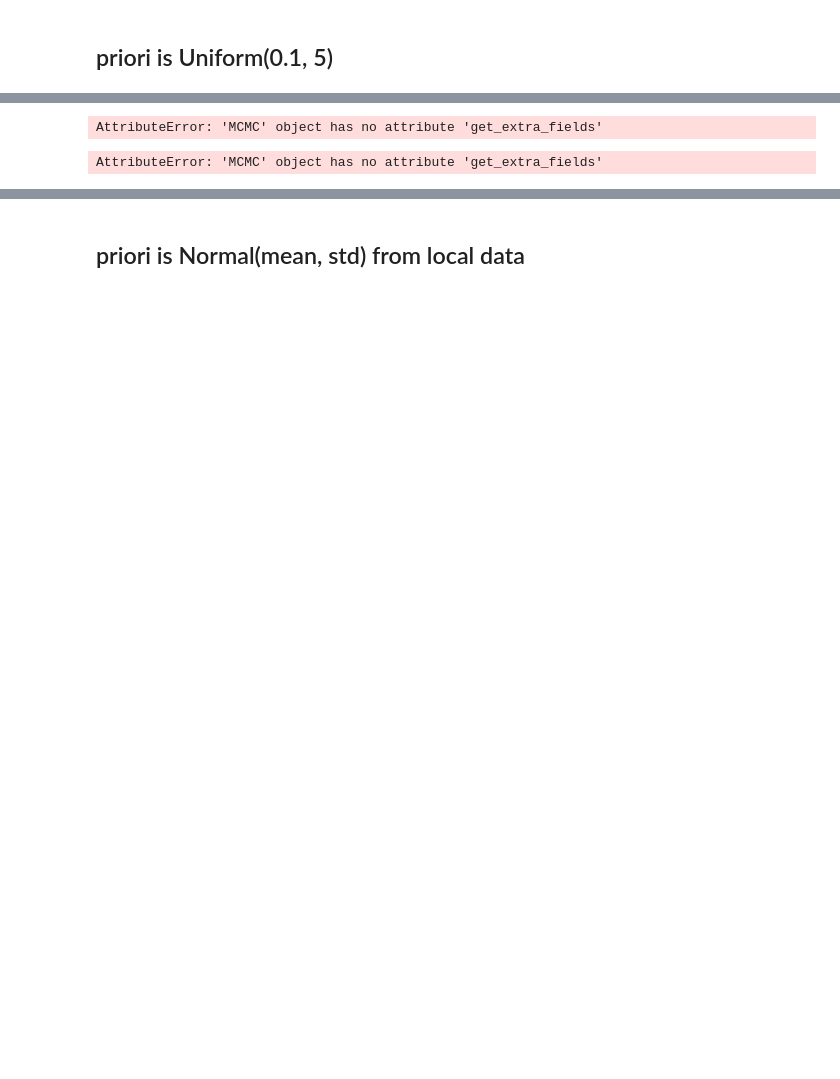
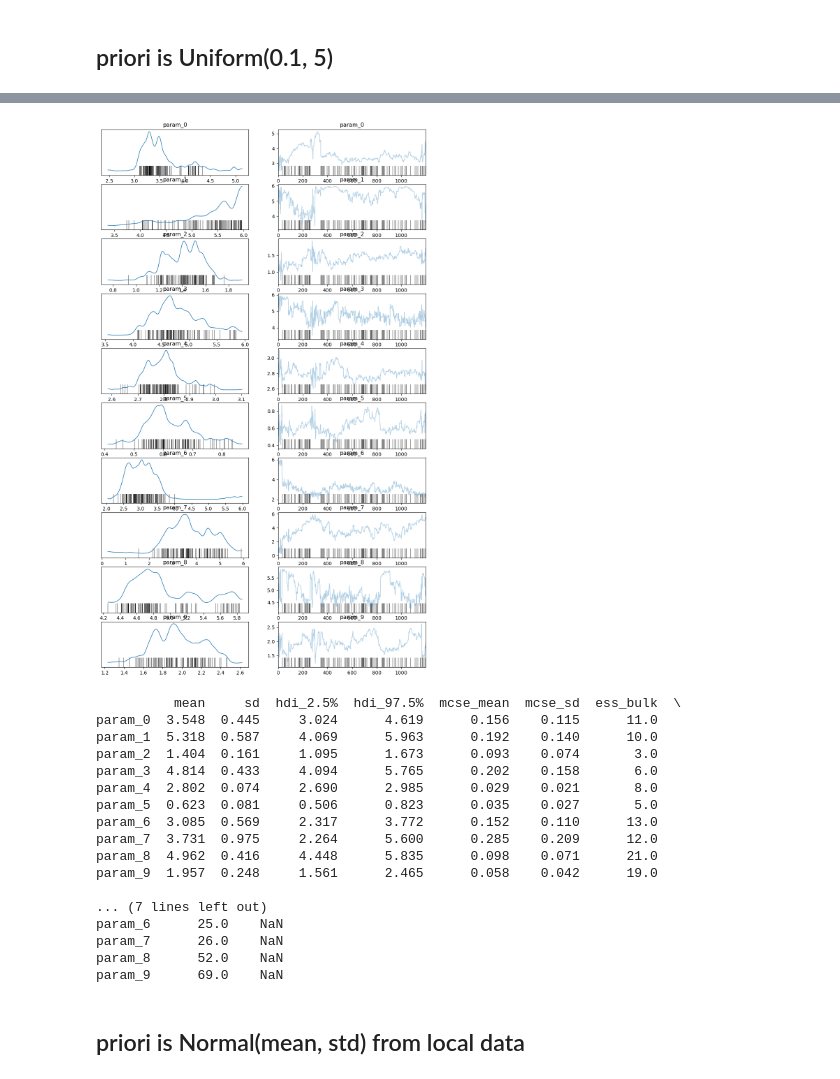
Before and after one commit to Aether-Ren/Multioutput_FixedG_GP, a Jupyter notebook: mcmcprior.ipynb, the cells around one changed output, grey strips where cells are left out. Saved outputs shown, nothing was run; the diff lists cells and outputs as text; code cells hidden in the pictures; blank space fills up the shorter version.

```diff
--- a/mcmcprior.ipynb
+++ b/mcmcprior.ipynb
@@ -153,3 +244,27 @@ def run_mcmc_Uniform_2(Pre_function, Models, Likelihoods, row_idx, test_y, bound
+# %%
+def run_mcmc_Uniform_3(Pre_function, Models, Likelihoods, row_idx, test_y, bounds, num_sampling=2000, warmup_step=1000, num_chains=1):
+    test_y = test_y.to(dtype=torch.float32)
+    bounds = [(torch.tensor(b[0], dtype=torch.float32), torch.tensor(b[1], dtype=torch.float32)) for b in bounds]
+
+    def model():
+
+        params = []
+        for i, (min_val, max_val) in enumerate(bounds):
+            param_i = pyro.sample(f'param_{i}', dist.Uniform(0.1, 6))
+            params.append(param_i)
+
+        theta = torch.stack(params)
+
+        gp_pred = Pre_function(Models, Likelihoods, theta.unsqueeze(0))
+
+        y_obs = test_y[row_idx, :]
+        pyro.sample('obs', gp_pred, obs=y_obs)
+
+    nuts_kernel = NUTS(model)
+    mcmc = MCMC(nuts_kernel, num_samples=num_sampling, warmup_steps=warmup_step, num_chains=num_chains)
+    mcmc.run()
+
+    return mcmc
 # %%
-mcmc_result_2 = run_mcmc_Uniform_2(Prediction.preds_distribution, MVGP_models, MVGP_likelihoods, row_idx, test_y_21, bounds,
-                                            num_sampling = 120, warmup_step = 30, num_chains=1)
+mcmc_result_3 = run_mcmc_Uniform_3(Prediction.preds_distribution, MVGP_models, MVGP_likelihoods, row_idx, test_y_21, bounds,
+                                            num_sampling = 1200, warmup_step = 300, num_chains=1)
@@ -211,13 +270,0 @@ stats.print_stats()
-# %%
-mcmc_result.get_extra_fields()
-# %% [output]
-AttributeError: 'MCMC' object has no attribute 'get_extra_fields'
-# %%
-mcmc_data = {
-    "samples": mcmc_result.get_samples(),
-    "extra_fields": mcmc_result.get_extra_fields(),
-    "num_samples": mcmc_result.num_samples,
-    "warmup_steps": mcmc_result.warmup_steps,
-}
-# %% [output]
-AttributeError: 'MCMC' object has no attribute 'get_extra_fields'
@@ -223,0 +277,9 @@ AttributeError: 'MCMC' object has no attribute 'get_extra_fields'
+# %%
+idata = az.from_pyro(mcmc_result_3)
+
+summary = az.summary(idata, hdi_prob=0.95)
+
+az.plot_trace(idata)
+plt.show()
+print(summary)
+# %% [output]
@@ -224,3 +287,21 @@ AttributeError: 'MCMC' object has no attribute 'get_extra_fields'
+[figure, added]
+          mean     sd  hdi_2.5%  hdi_97.5%  mcse_mean  mcse_sd  ess_bulk  \
+param_0  3.548  0.445     3.024      4.619      0.156    0.115      11.0
+param_1  5.318  0.587     4.069      5.963      0.192    0.140      10.0
+param_2  1.404  0.161     1.095      1.673      0.093    0.074       3.0
+param_3  4.814  0.433     4.094      5.765      0.202    0.158       6.0
+param_4  2.802  0.074     2.690      2.985      0.029    0.021       8.0
+param_5  0.623  0.081     0.506      0.823      0.035    0.027       5.0
+param_6  3.085  0.569     2.317      3.772      0.152    0.110      13.0
+param_7  3.731  0.975     2.264      5.600      0.285    0.209      12.0
+param_8  4.962  0.416     4.448      5.835      0.098    0.071      21.0
+param_9  1.957  0.248     1.561      2.465      0.058    0.042      19.0
+
+... (7 lines left out)
+param_6      25.0    NaN
+param_7      26.0    NaN
+param_8      52.0    NaN
+param_9      69.0    NaN
 # %% [markdown]
 ## priori is Normal(mean, std) from local data
 # %%
```
Also changed, not shown: parts of 22 cells of this notebook, 4 other files.
